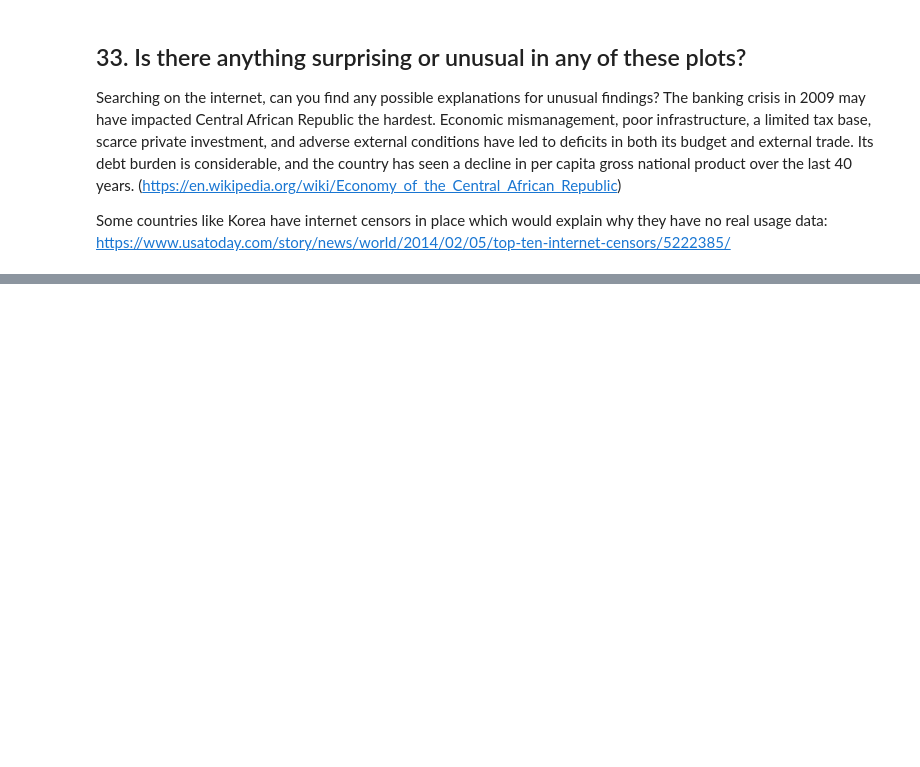
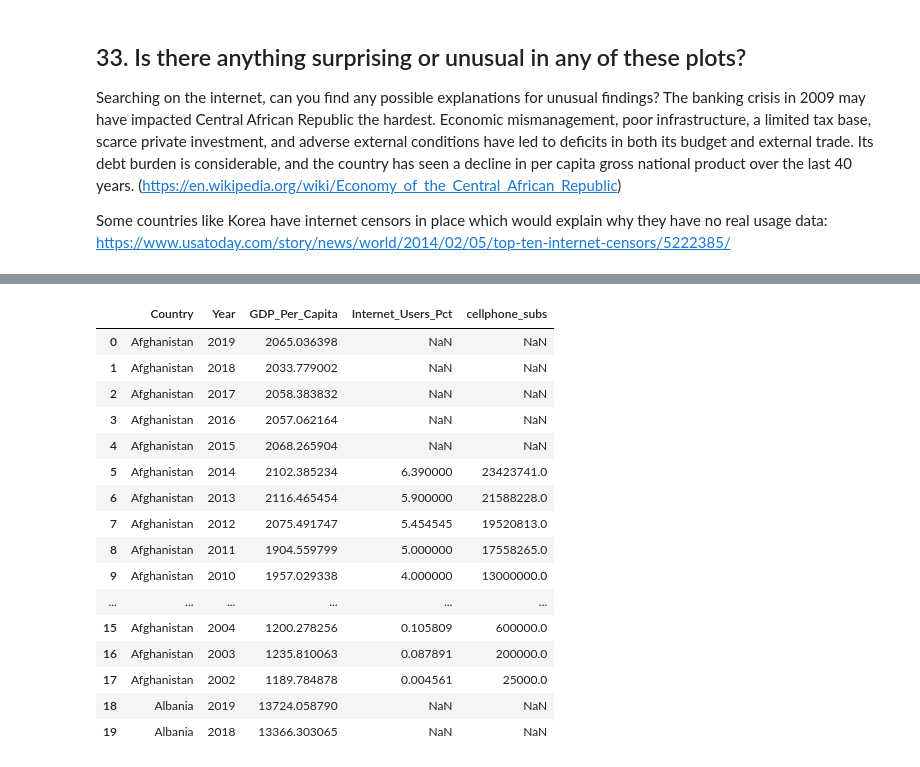
Before and after one commit to NSS-Data-Analytics-Cohort-6/gdp-and-internet-usage-Megan1034, a Jupyter notebook: notebooks/GDP_project.ipynb, the cells around one changed output, grey strips where cells are left out. Cells and saved outputs as stored; diff of their text form; code cells hidden in the pictures; blank space fills up the shorter version.

```diff
--- a/notebooks/GDP_project.ipynb
+++ b/notebooks/GDP_project.ipynb
@@ -668,0 +671,2 @@ cell_phone_subs.tail()
+# %%
+cell_phone_subs = cell_phone_subs.rename(columns={'Country or Area':'Country', 'Year': 'Year', 'Value': 'cellphone_subs'})
@@ -668,0 +700,21 @@ cell_phone_subs.tail()
+# %%
+gdp_internet_cell_use = pd.merge(gdp_and_internet_use, cell_phone_subs, on=['Country', 'Year'], how='outer')
+gdp_internet_cell_use.head(20)
+# %% [output]
+|  | Country | Year | GDP_Per_Capita | Internet_Users_Pct | cellphone_subs |
+| 0 | Afghanistan | 2019 | 2065.036398 | NaN | NaN |
+| 1 | Afghanistan | 2018 | 2033.779002 | NaN | NaN |
+| 2 | Afghanistan | 2017 | 2058.383832 | NaN | NaN |
+| 3 | Afghanistan | 2016 | 2057.062164 | NaN | NaN |
+| 4 | Afghanistan | 2015 | 2068.265904 | NaN | NaN |
+| 5 | Afghanistan | 2014 | 2102.385234 | 6.390000 | 23423741.0 |
+| 6 | Afghanistan | 2013 | 2116.465454 | 5.900000 | 21588228.0 |
+| 7 | Afghanistan | 2012 | 2075.491747 | 5.454545 | 19520813.0 |
+| 8 | Afghanistan | 2011 | 1904.559799 | 5.000000 | 17558265.0 |
+| 9 | Afghanistan | 2010 | 1957.029338 | 4.000000 | 13000000.0 |
+| ... | ... | ... | ... | ... | ... |
+| 15 | Afghanistan | 2004 | 1200.278256 | 0.105809 | 600000.0 |
+| 16 | Afghanistan | 2003 | 1235.810063 | 0.087891 | 200000.0 |
+| 17 | Afghanistan | 2002 | 1189.784878 | 0.004561 | 25000.0 |
+| 18 | Albania | 2019 | 13724.058790 | NaN | NaN |
+| 19 | Albania | 2018 | 13366.303065 | NaN | NaN |
```
Also changed, not shown: parts of 13 cells of this notebook.
